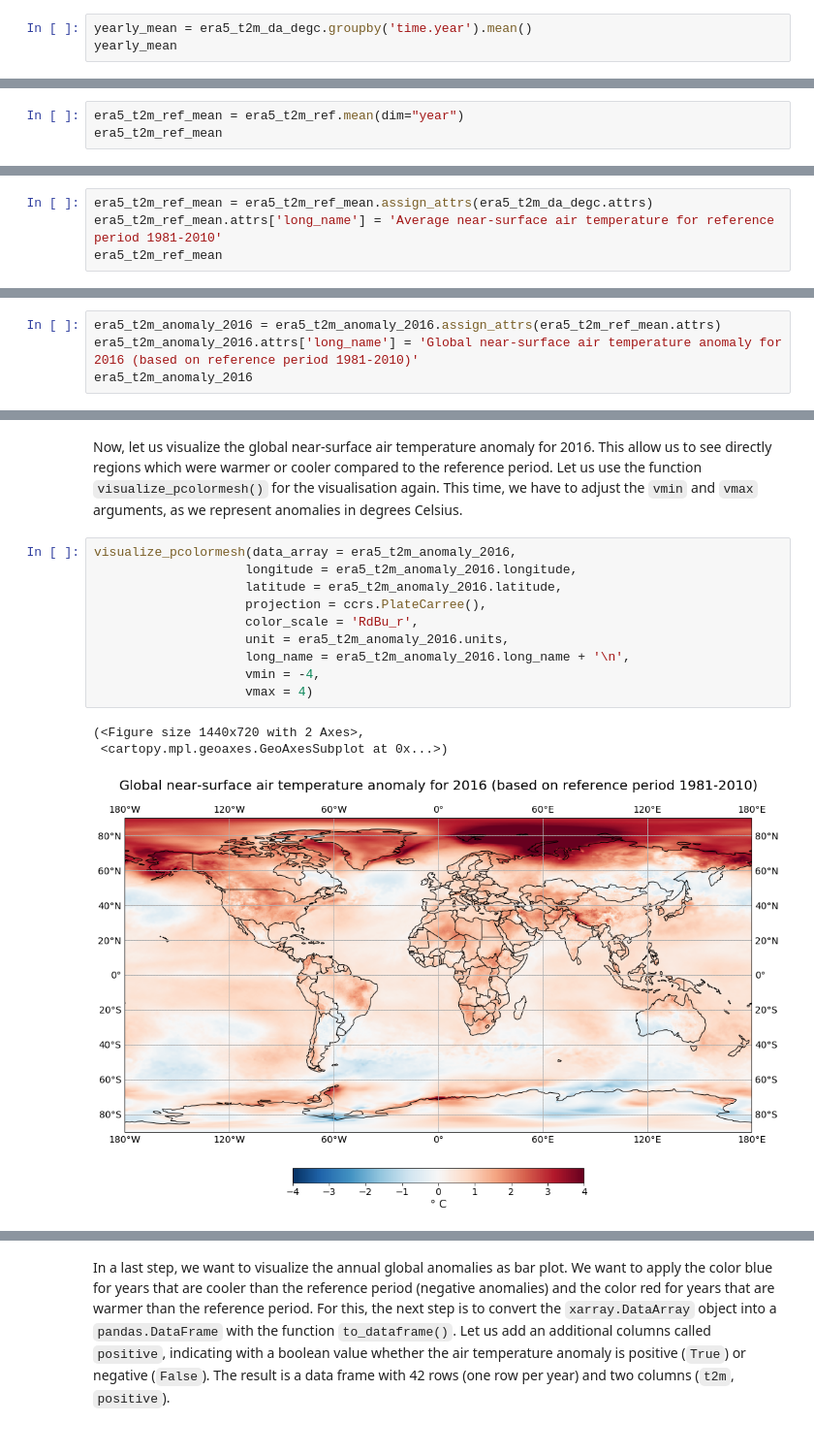
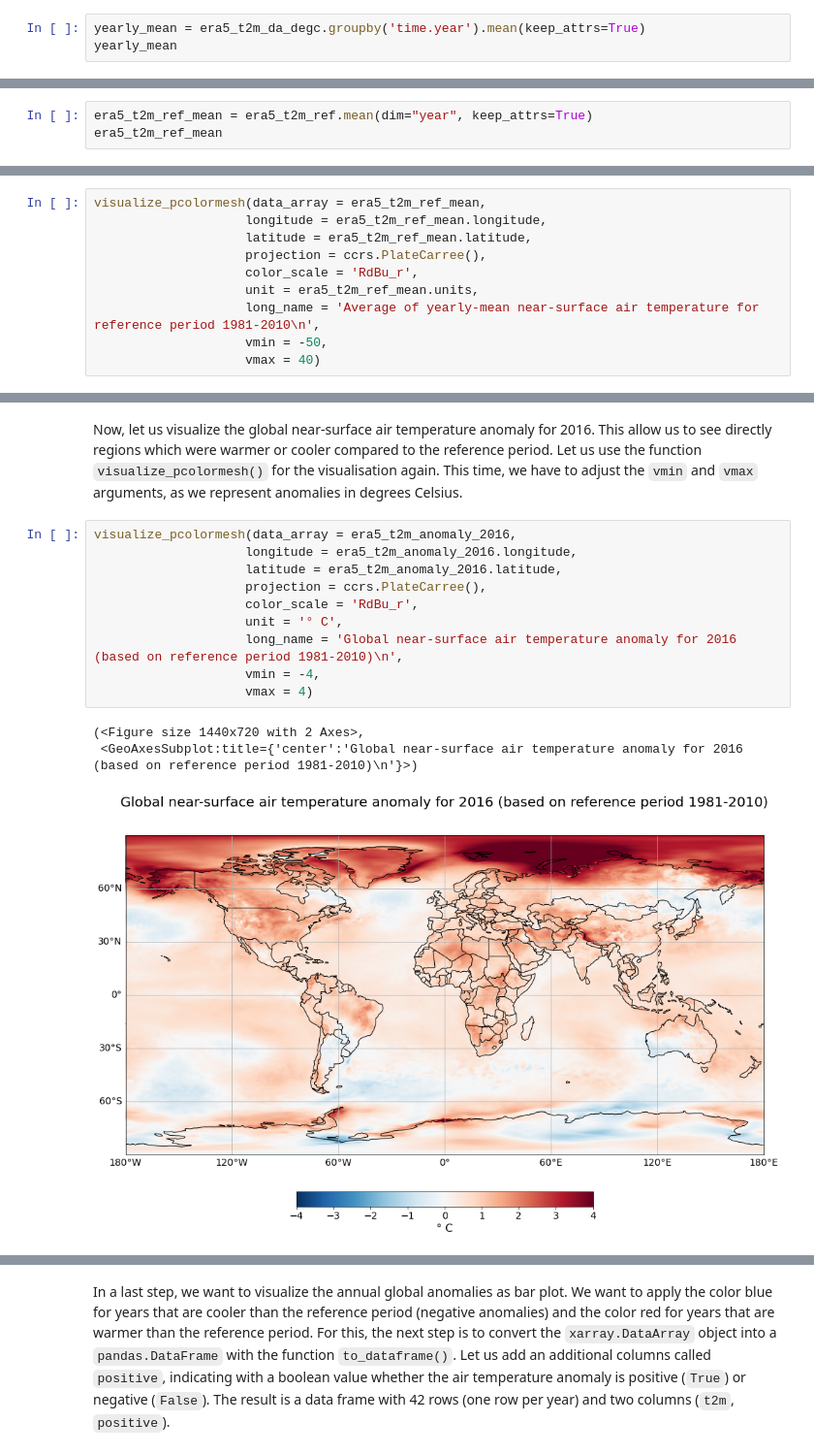
Before and after one commit to ecmwf-projects/copernicus-training, a Jupyter notebook: 111_c3s_climatologies_anomalies.ipynb, the cells around one changed output, grey strips where cells are left out. Shown at 97% size. Cells and saved outputs as stored; diff of their text form.

```diff
--- a/111_c3s_climatologies_anomalies.ipynb
+++ b/111_c3s_climatologies_anomalies.ipynb
@@ -290,5 +338,5 @@ First, let us calculate the global near-surface air temperature climate normal f
 # %%
-yearly_mean = era5_t2m_da_degc.groupby('time.year').mean()
+yearly_mean = era5_t2m_da_degc.groupby('time.year').mean(keep_attrs=True)
 yearly_mean
 # %% [output]
 <xarray.DataArray 't2m' (year: 42, latitude: 721, longitude: 1440)>
@@ -336,5 +384,5 @@ In a last step, we want to create the average near-surface air temperature for t
 # %%
-era5_t2m_ref_mean = era5_t2m_ref.mean(dim="year")
+era5_t2m_ref_mean = era5_t2m_ref.mean(dim="year", keep_attrs=True)
 era5_t2m_ref_mean
 # %% [output]
 <xarray.DataArray 't2m' (latitude: 721, longitude: 1440)>
@@ -359,5 +407,11 @@ In a next step, let us visualize the average near-surface air temperature for th
 # %%
-era5_t2m_ref_mean = era5_t2m_ref_mean.assign_attrs(era5_t2m_da_degc.attrs)
-era5_t2m_ref_mean.attrs['long_name'] = 'Average near-surface air temperature for reference period 1981-2010'
-era5_t2m_ref_mean
+visualize_pcolormesh(data_array = era5_t2m_ref_mean,
+                    longitude = era5_t2m_ref_mean.longitude,
+                    latitude = era5_t2m_ref_mean.latitude,
+                    projection = ccrs.PlateCarree(),
+                    color_scale = 'RdBu_r',
+                    unit = era5_t2m_ref_mean.units,
+                    long_name = 'Average of yearly-mean near-surface air temperature for reference period 1981-2010\n',
+                    vmin = -50,
+                    vmax = 40)
 # %% [output]
@@ -454,4 +472,0 @@ Since we calculated now the anomalies and modified again our data array, the att
-# %%
-era5_t2m_anomaly_2016 = era5_t2m_anomaly_2016.assign_attrs(era5_t2m_ref_mean.attrs)
-era5_t2m_anomaly_2016.attrs['long_name'] = 'Global near-surface air temperature anomaly for 2016 (based on reference period 1981-2010)'
-era5_t2m_anomaly_2016
@@ -478,17 +475,17 @@ Now, let us visualize the global near-surface air temperature anomaly for 2016.
 # %%
 visualize_pcolormesh(data_array = era5_t2m_anomaly_2016,
                     longitude = era5_t2m_anomaly_2016.longitude,
                     latitude = era5_t2m_anomaly_2016.latitude,
                     projection = ccrs.PlateCarree(),
                     color_scale = 'RdBu_r',
-                    unit = era5_t2m_anomaly_2016.units,
-                    long_name = era5_t2m_anomaly_2016.long_name + '\n',
+                    unit = '° C',
+                    long_name = 'Global near-surface air temperature anomaly for 2016 (based on reference period 1981-2010)\n',
                     vmin = -4,
                     vmax = 4)
 # %% [output]
 (<Figure size 1440x720 with 2 Axes>,
- <cartopy.mpl.geoaxes.GeoAxesSubplot at 0x...>)
+ <GeoAxesSubplot:title={'center':'Global near-surface air temperature anomaly for 2016 (based on reference period 1981-2010)\n'}>)
-[figure, old version]
+[figure, new version]
 # %% [markdown]
 As a last step in analysing global near-surface temperature anomalies, let us compute global annual anomalies for each year from 1979 to 2020 and visualize it as a bar plot. This helps us to better understand which year since 1979 was warmer compared to the reference period and which was in average cooler.
 
```
Also changed, not shown: parts of 73 cells of this notebook, 9 other files.
